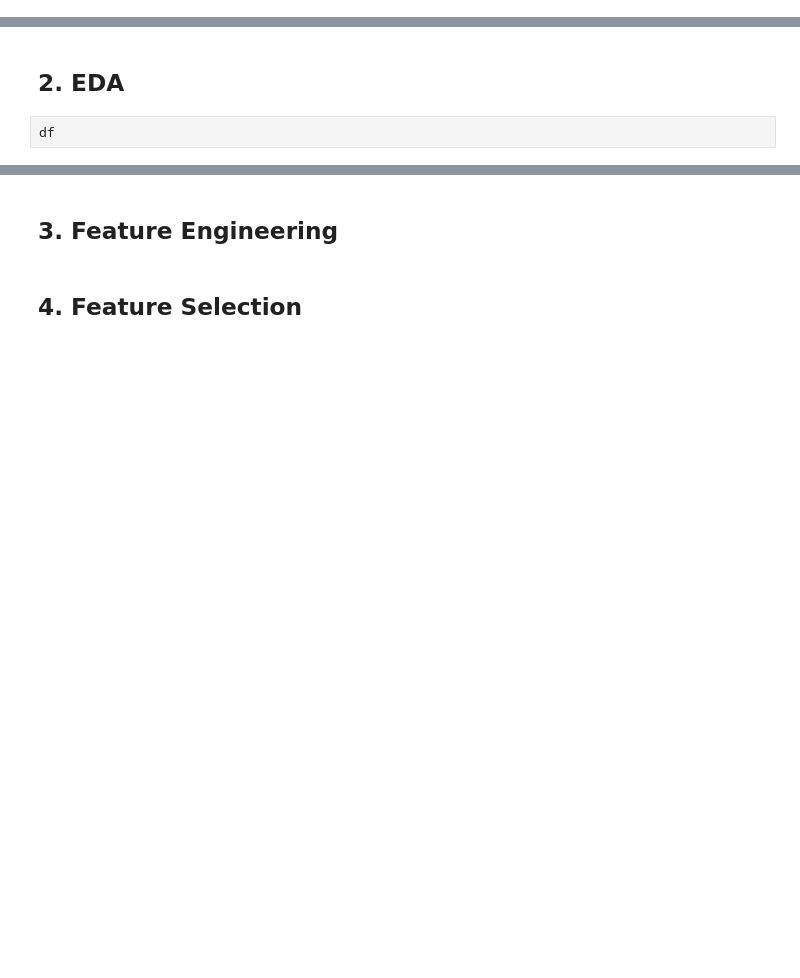
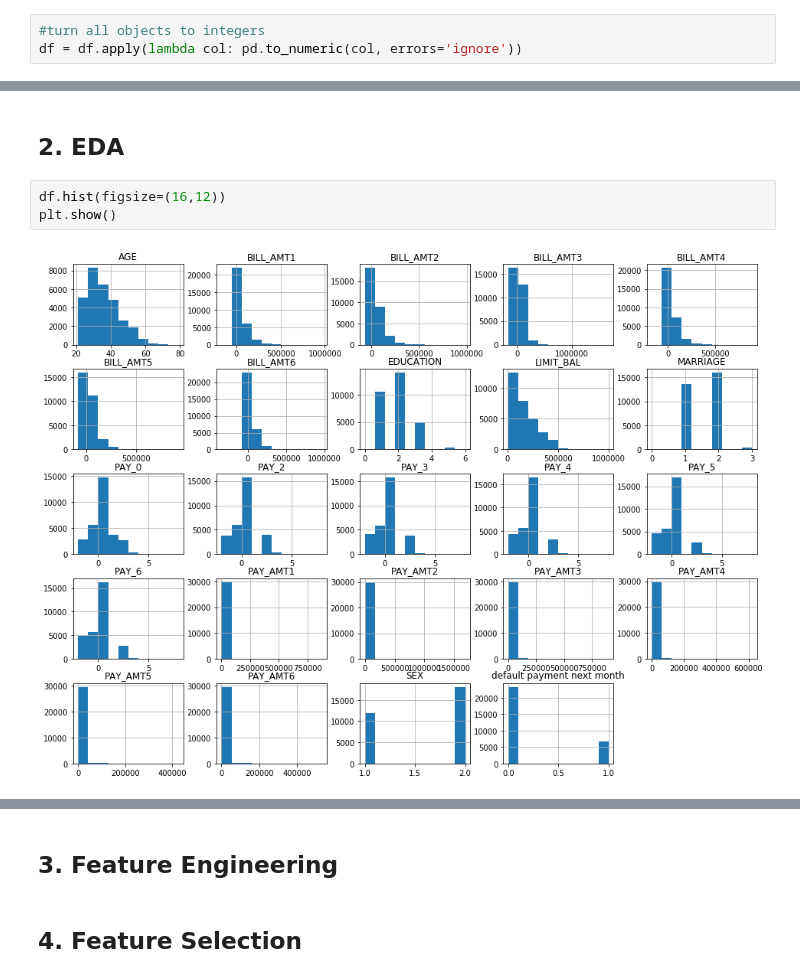
Before and after one commit to jeussantiago/mod3_class, a Jupyter notebook: classification-assessment/classification-assessment.ipynb, the cells around one changed output, grey strips where cells are left out. Cells and saved outputs as stored; diff of their text form; blank space fills up the shorter version.

```diff
--- a/classification-assessment/classification-assessment.ipynb
+++ b/classification-assessment/classification-assessment.ipynb
@@ -83,0 +105,3 @@ dtype: int64
+# %%
+#turn all objects to integers
+df = df.apply(lambda col: pd.to_numeric(col, errors='ignore'))
@@ -84,4 +138,7 @@ dtype: int64
 # %% [markdown]
 ## 2. EDA
-# %%
-df
+# %%
+df.hist(figsize=(16,12))
+plt.show()
+# %% [output]
+[figure, added]
```
Also changed, not shown: parts of 5 cells of this notebook.
